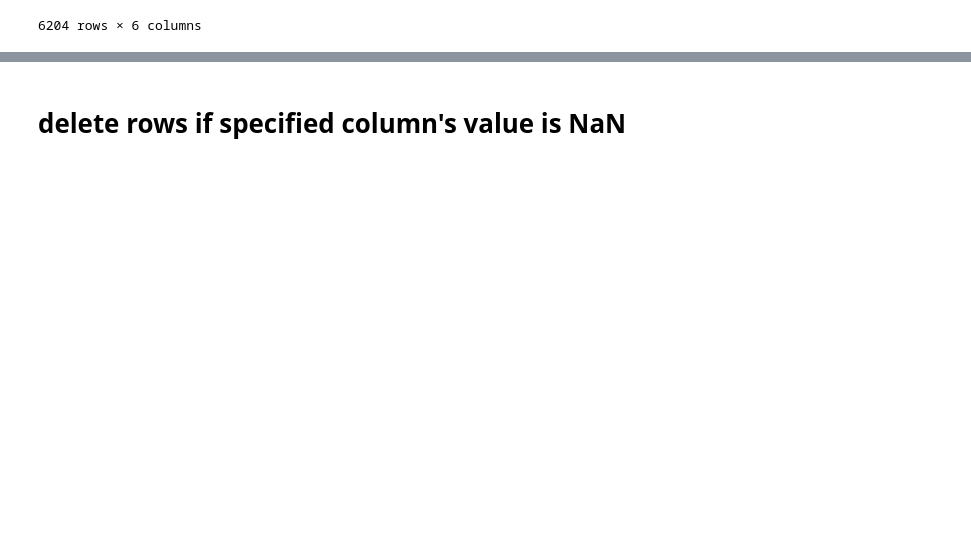
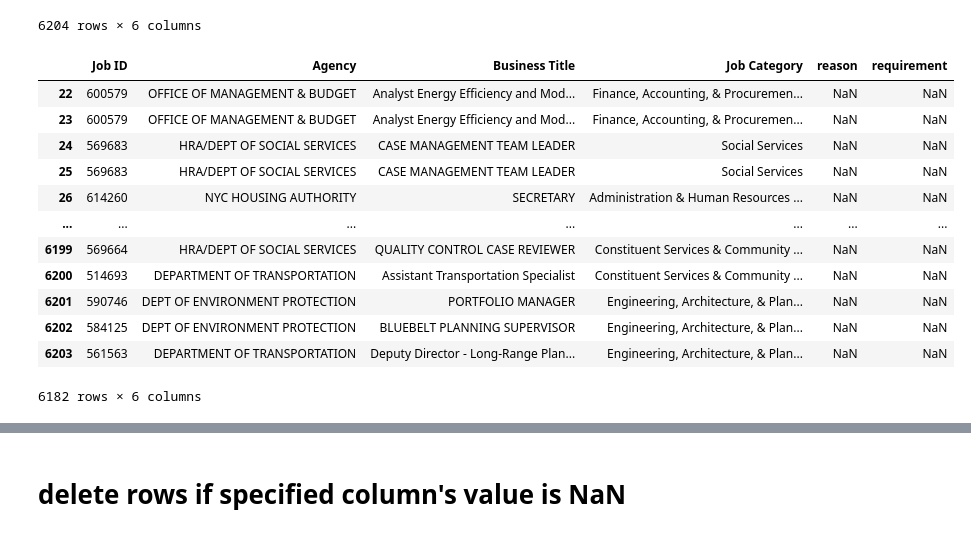
Before and after one commit to dfirst-education/sample, a Jupyter notebook: 4_dataframe_manipulation.ipynb, the cells around one changed output, grey strips where cells are left out. Cells and saved outputs as stored; diff of their text form; code cells hidden in the pictures; blank space fills up the shorter version.

Commit message:
commit 4_dataframe_manipulation.ipynb

```diff
--- a/4_dataframe_manipulation.ipynb
+++ b/4_dataframe_manipulation.ipynb
@@ -58,3 +58,19 @@ df_jobs_and_reason
 | 6202 | 584125 | DEPT OF ENVIRONMENT PROTECTION | BLUEBELT PLANNING SUPERVISOR | Engineering, Architecture, & Plan... | NaN | NaN |
 | 6203 | 561563 | DEPARTMENT OF TRANSPORTATION | Deputy Director - Long-Range Plan... | Engineering, Architecture, & Plan... | NaN | NaN |
 6204 rows × 6 columns
+# %%
+df_jobs_and_reason[df_jobs_and_reason['reason'].isna()]
+# %% [output]
+|  | Job ID | Agency | Business Title | Job Category | reason | requirement |
+| 22 | 600579 | OFFICE OF MANAGEMENT & BUDGET | Analyst Energy Efficiency and Mod... | Finance, Accounting, & Procuremen... | NaN | NaN |
+| 23 | 600579 | OFFICE OF MANAGEMENT & BUDGET | Analyst Energy Efficiency and Mod... | Finance, Accounting, & Procuremen... | NaN | NaN |
+| 24 | 569683 | HRA/DEPT OF SOCIAL SERVICES | CASE MANAGEMENT TEAM LEADER | Social Services | NaN | NaN |
+| 25 | 569683 | HRA/DEPT OF SOCIAL SERVICES | CASE MANAGEMENT TEAM LEADER | Social Services | NaN | NaN |
+| 26 | 614260 | NYC HOUSING AUTHORITY | SECRETARY | Administration & Human Resources ... | NaN | NaN |
+| ... | ... | ... | ... | ... | ... | ... |
+| 6199 | 569664 | HRA/DEPT OF SOCIAL SERVICES | QUALITY CONTROL CASE REVIEWER | Constituent Services & Community ... | NaN | NaN |
+| 6200 | 514693 | DEPARTMENT OF TRANSPORTATION | Assistant Transportation Specialist | Constituent Services & Community ... | NaN | NaN |
+| 6201 | 590746 | DEPT OF ENVIRONMENT PROTECTION | PORTFOLIO MANAGER | Engineering, Architecture, & Plan... | NaN | NaN |
+| 6202 | 584125 | DEPT OF ENVIRONMENT PROTECTION | BLUEBELT PLANNING SUPERVISOR | Engineering, Architecture, & Plan... | NaN | NaN |
+| 6203 | 561563 | DEPARTMENT OF TRANSPORTATION | Deputy Director - Long-Range Plan... | Engineering, Architecture, & Plan... | NaN | NaN |
+6182 rows × 6 columns
```
Also changed, not shown: parts of 1 cell of this notebook.
